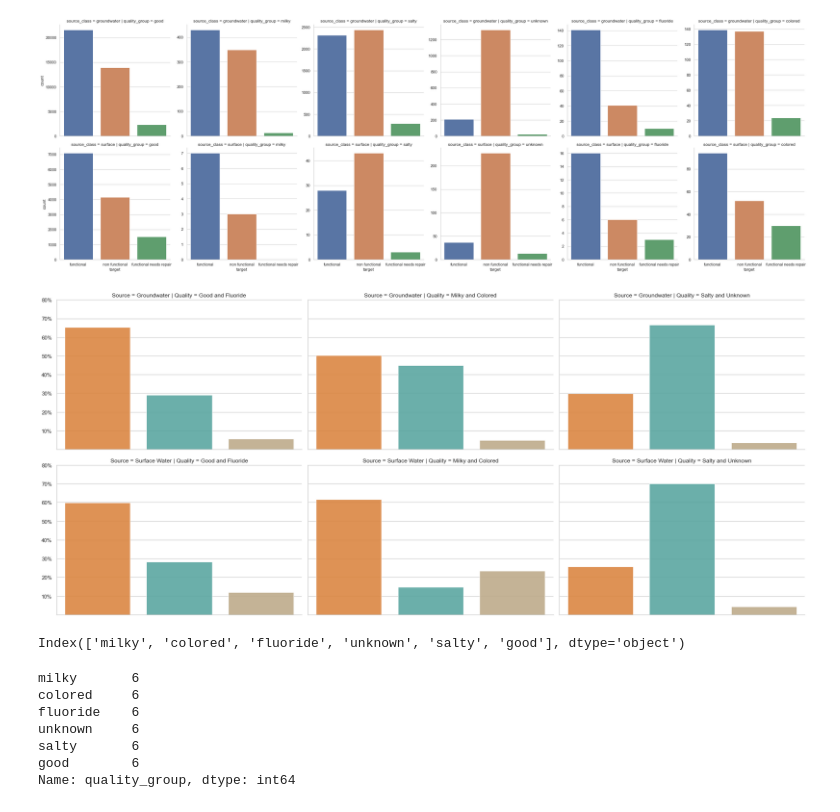
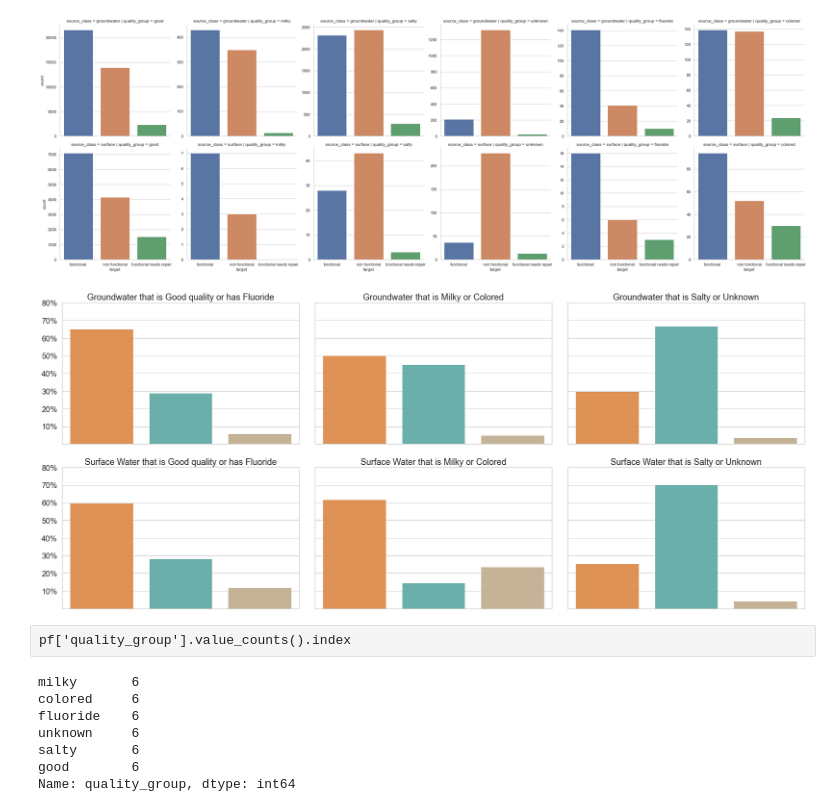
Before and after one commit to awyeh64/Tanzanian_Water_Well_Predictor, a Jupyter notebook: ayeh_eda.ipynb, the cells around one changed output. Saved outputs shown, nothing was run; the diff lists cells and outputs as text; code cells hidden in the pictures.

```diff
--- a/ayeh_eda.ipynb
+++ b/ayeh_eda.ipynb
@@ -537,8 +537,8 @@ plt.savefig('legend', dpi = 600, bbox_inches = 'tight')
 # %% [output]
 [figure]
 # %%
+sns.set(context = 'notebook', style = 'whitegrid', font_scale=1)
 count = dv[dv.construction_year != 0]
-
 ax = sns.displot(data = count, x = 'construction_year', kind = 'hist', stat = 'count', hue = 'target', multiple = 'stack', binwidth = 2, element = 'bars', kde = False, legend = False, palette = ['#f48328', '#4db6ac', '#b3a77d'], alpha = 0.9, aspect = 2)
 ax.set(xlabel = '', ylabel = '', title = 'Number of Wells built per Year')
 legend_labels = ['Functional', 'Non Functional', 'Functional needs Repair']
@@ -591,6 +591,7 @@ count_rfun = dv[df['target'] == 'functional needs repair']['extraction_type_clas
 count_nfun = pd.concat([dv[df['target'] == 'non functional']['extraction_type_class'], count_rfun])
 count_fun = pd.concat([dv[df['target'] == 'functional']['extraction_type_class'], count_nfun])
 # %%
+sns.set(context = 'notebook', style = 'whitegrid', font_scale=1)
 plt.figure(figsize = (10,5))
 order = ['gravity', 'handpump', 'submersible', 'motorpump', 'other',]
 colors = ['#f48225', '#4eb4ac', '#c7ad82']
@@ -739,25 +740,25 @@ q_0 = ['good', 'fluoride']
 q_1 = ['milky', 'colored']
 q_2 = ['salty', 'unknown']
 # %%
-pf.loc[(pf['quality_group'] == q_0[0]) | (pf['quality_group'] == q_0[1]), 'Quality'] = f'{q_0[0].capitalize()} and {q_0[1].capitalize()}'
-pf.loc[(pf['quality_group'] == q_1[0]) | (pf['quality_group'] == q_1[1]), 'Quality'] = f'{q_1[0].capitalize()} and {q_1[1].capitalize()}'
-pf.loc[(pf['quality_group'] == q_2[0]) | (pf['quality_group'] == q_2[1]), 'Quality'] = f'{q_2[0].capitalize()} and {q_2[1].capitalize()}'
+pf.loc[(pf['quality_group'] == q_0[0]) | (pf['quality_group'] == q_0[1]), 'Quality'] = f'{q_0[0].capitalize()} quality or has {q_0[1].capitalize()}'
+pf.loc[(pf['quality_group'] == q_1[0]) | (pf['quality_group'] == q_1[1]), 'Quality'] = f'{q_1[0].capitalize()} or {q_1[1].capitalize()}'
+pf.loc[(pf['quality_group'] == q_2[0]) | (pf['quality_group'] == q_2[1]), 'Quality'] = f'{q_2[0].capitalize()} or {q_2[1].capitalize()}'
 # %%
-sns.set(context = 'notebook', style = 'whitegrid')
+sns.set(context = 'notebook', style = 'whitegrid', font_scale=1.5)
 colors = ['#f48328', '#4eb4ac', '#c7ad82']
 xlabel = ''
 ylabel = ''
 xticks = ''
 yticks = ['', '10%', '20%', '30%', '40%', '50%', '60%', '70%', '80%']
 ax = sns.catplot(data = pf, x = 'target', y = 'Percentage', kind = 'bar', row = 'Source', col = 'Quality', ci = None, palette = colors, alpha = 0.9, height = 5, aspect = 1.5)
 ax.set(xticklabels = xticks, yticklabels = yticks, xlabel = xlabel, ylabel = ylabel, ylim = (0, 0.8))
+ax.despine(top = True, left = False, right = False)
+ax.set_titles("{row_name} that is {col_name}")
 plt.savefig('source_and_quality', dpi = 300, bbox_inches = 'tight')
 # %% [output]
-[figure, old version]
+[figure, new version]
-# %%
-pf['quality_group'].value_counts().index
-# %% [output]
-Index(['milky', 'colored', 'fluoride', 'unknown', 'salty', 'good'], dtype='object')
+# %% [raw]
+pf['quality_group'].value_counts().index
 # %%
 pf['quality_group'].value_counts()
 # %% [output]
```
Also changed, not shown: parts of 3 cells of this notebook.
